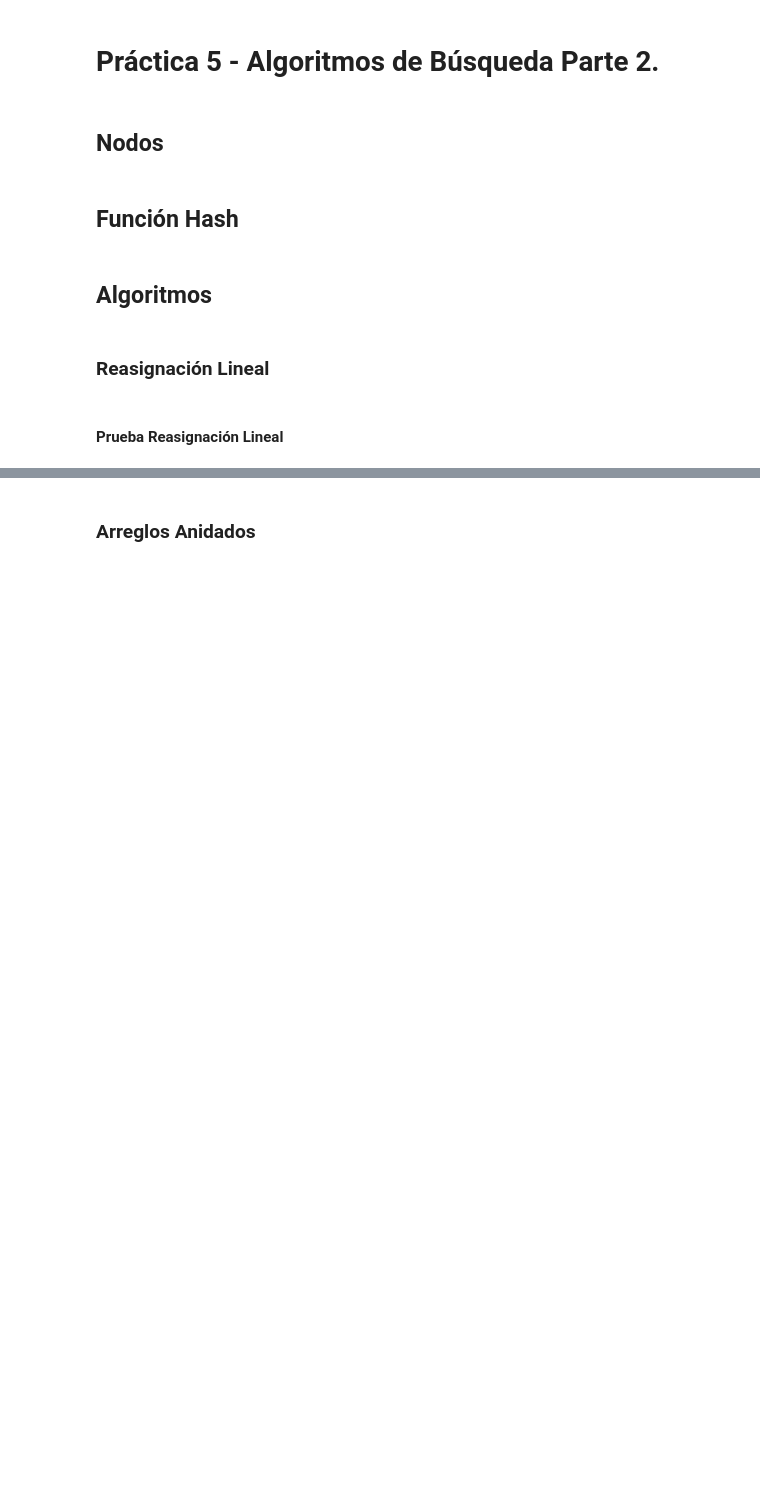
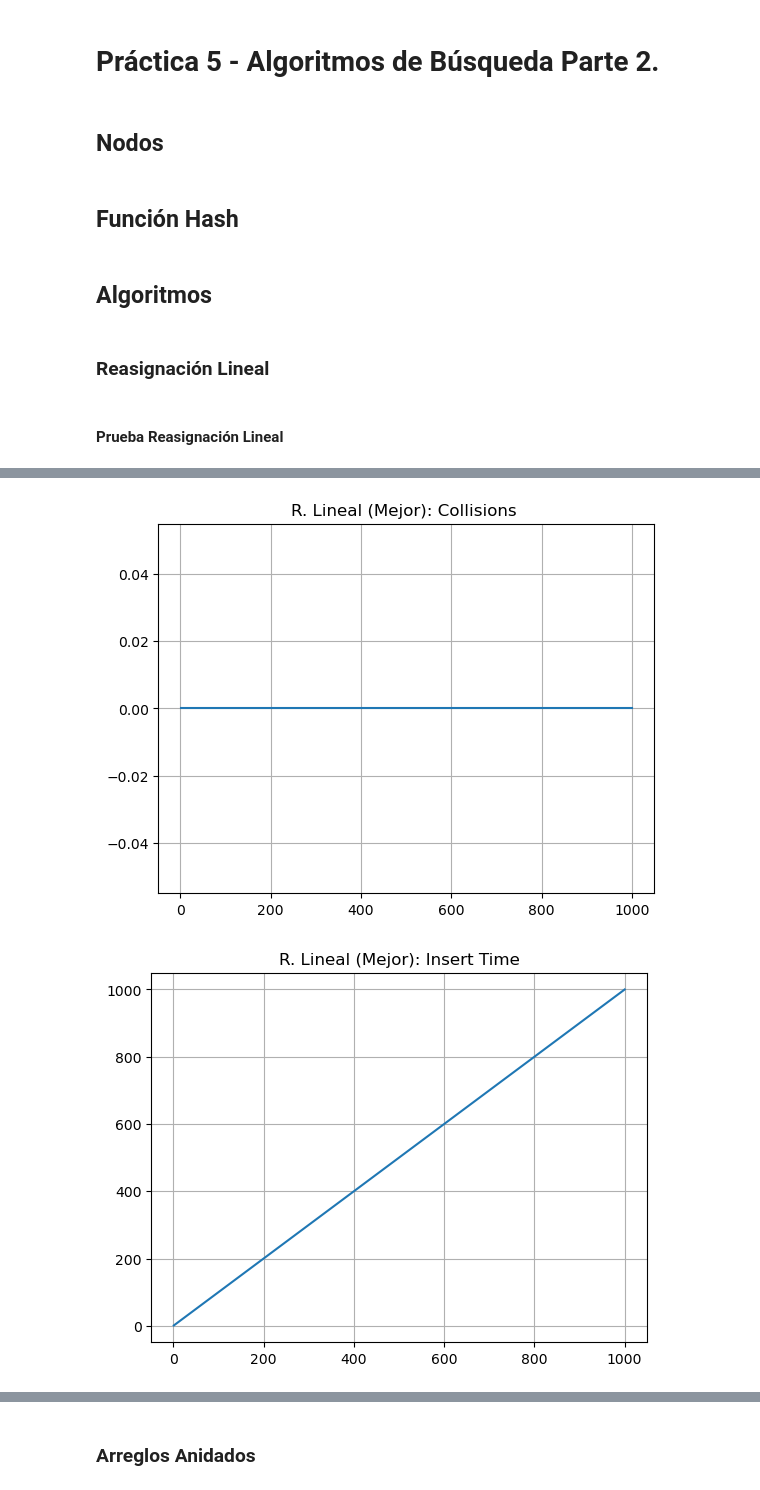
Before and after one commit to amglezb/EDA-II, a Jupyter notebook: GONZALEZ_BARRAGAN-PRACTICA_5/practica5.ipynb, the cells around one changed output, grey strips where cells are left out. Cells and saved outputs as stored; diff of their text form; code cells hidden in the pictures; blank space fills up the shorter version.

```diff
--- a/GONZALEZ_BARRAGAN-PRACTICA_5/practica5.ipynb
+++ b/GONZALEZ_BARRAGAN-PRACTICA_5/practica5.ipynb
@@ -26,12 +34,16 @@ def arr_nodes(size, low_lim, up_lim):
 ## **Función Hash**
 # %%
 def hashMod(string, size):
-    add = 0
-    i = 0
-    while i < len(string):
-        add += ord(string[i])
-        i += 1
-    return add % size
+    try:
+        float(string)
+        return int(string) % size
+    except:
+        add = 0
+        i = 0
+        while i < len(string):
+            add += ord(string[i])
+            i += 1
+        return add % size
 # %% [markdown]
 ## **Algoritmos**
 # %% [markdown]
@@ -101,0 +112,63 @@ Nodo 1 -> -85
+# %%
+MAX = 1000
+arr = ordened_arr(MAX, 0, MAX)
+aux = []
+
+x = []
+
+y = []
+y_collisions = []
+y_time = []
+y_space = []
+y_time_insert = []
+y_space_insert = []
+y_time_search = []
+y_space_search = []
+
+for j in range (len(arr)):
+    aux.append(arr[j])
+    table = [None] * len(aux)
+
+    i = 0 # - - - - - - - - - - Insertion - - - - - - - - - -
+    collisions = 0
+    time_insert = 0
+    space_insert = 0
+    while i < len(aux):
+        collision, time, space = insert_rea(table, aux[i])
+        collisions += collision
+        time_insert += time
+        space_insert += space
+        i += 1
+
+    sought = arr[len(aux) - 1].value # - - - - - - - - - - Search - - - - - - - - - -
+    result, time_search, space_search = search_rea(table, sought)
+
+    x.append(len(aux))
+
+    y_collisions.append(collisions)
+
+    y_time_insert.append(time_insert)
+    y_space_insert.append(space_insert)
+
+    y_time_search.append(time_search)
+    y_space_search.append(space_search)
+
+    y_time.append(time_insert + time_search)
+    y_space.append(space_insert + space_search)
+
+casos = [   {"titulo": "R. Lineal (Mejor): Collisions ", "datos_y": y_collisions},
+            {"titulo": "R. Lineal (Mejor): Insert Time", "datos_y": y_time_insert},
+            {"titulo": "R. Lineal (Mejor): Insert Space", "datos_y": y_space_insert},
+            {"titulo": "R. Lineal (Mejor): Search Time", "datos_y": y_time_search},
+            {"titulo": "R. Lineal (Mejor): Search Space", "datos_y": y_space_search},
+            {"titulo": "R. Lineal (Mejor): Total Time (Insert + Search)", "datos_y": y_time},
+            {"titulo": "R. Lineal (Mejor): Total Space (Insert + Search)", "datos_y": y_space}  ]
+
+for caso in casos:
+    plt.title(caso["titulo"])
+    plt.plot(x, caso["datos_y"])
+    plt.grid(True)
+    plt.show()
+# %% [output]
+[figure, added]
+[figure, added]
```
Also changed, not shown: parts of 11 cells of this notebook.
